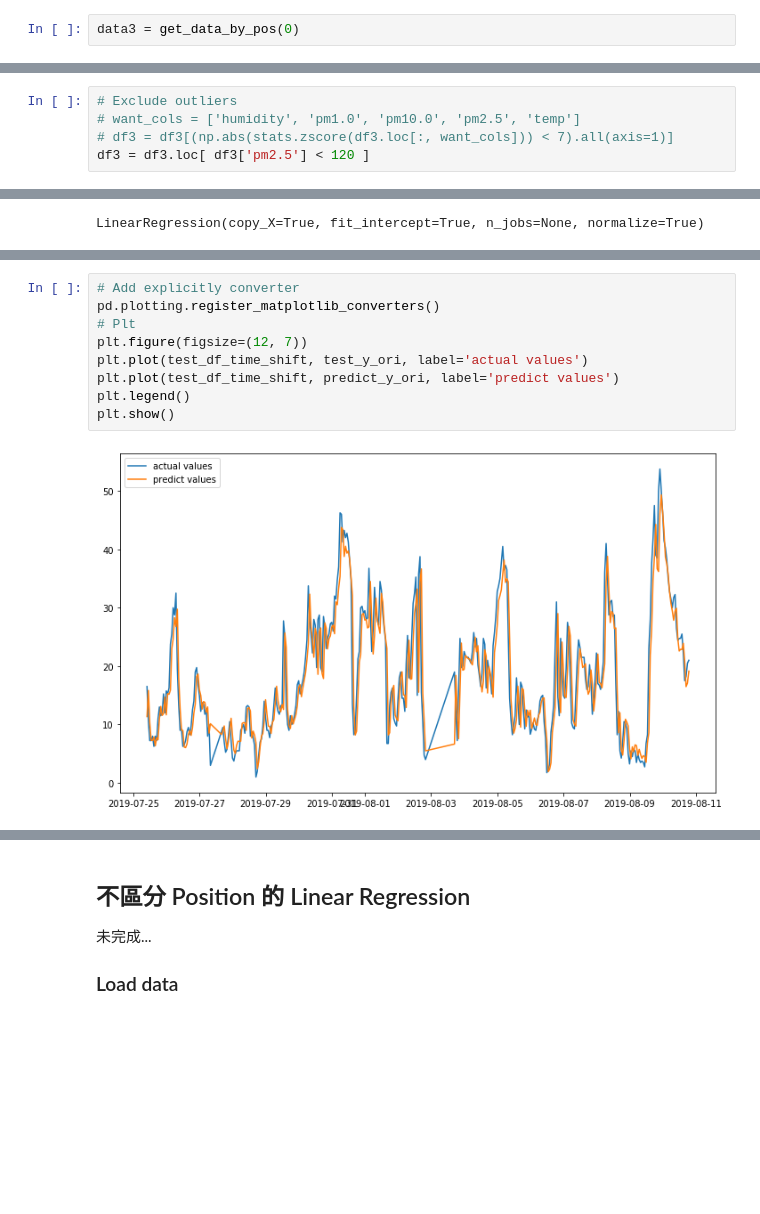
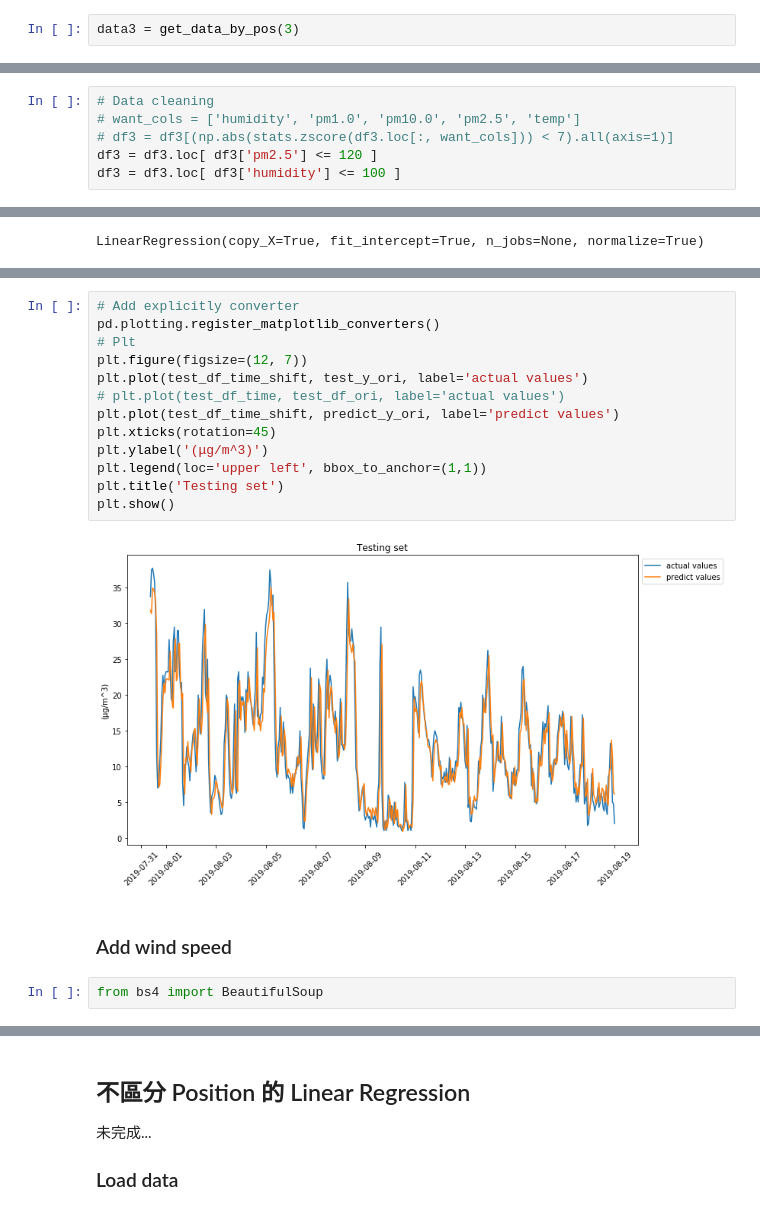
Before and after one commit to kevin110604/pm2.5_training, a Jupyter notebook: pm2.5_training_notebook.ipynb, the cells around one changed output, grey strips where cells are left out. Saved outputs shown, nothing was run; the diff lists cells and outputs as text; blank space fills up the shorter version.

```diff
--- a/pm2.5_training_notebook.ipynb
+++ b/pm2.5_training_notebook.ipynb
@@ -74,7 +74,7 @@ def get_all_data():
 
 ### Load data
 # %%
-data3 = get_data_by_pos(0)
+data3 = get_data_by_pos(3)
 # %%
 df3 = pd.DataFrame(data3)
 # %%
@@ -113,8 +113,9 @@ plt.scatter(df3['date'], df3['pm2.5'])
 # %%
-# Exclude outliers
+# Data cleaning
 # want_cols = ['humidity', 'pm1.0', 'pm10.0', 'pm2.5', 'temp']
 # df3 = df3[(np.abs(stats.zscore(df3.loc[:, want_cols])) < 7).all(axis=1)]
-df3 = df3.loc[ df3['pm2.5'] < 120 ]
+df3 = df3.loc[ df3['pm2.5'] <= 120 ]
+df3 = df3.loc[ df3['humidity'] <= 100 ]
 # %%
 # Add explicitly converter
 pd.plotting.register_matplotlib_converters()
@@ -508,11 +533,19 @@ Test MSE:        22.978371399763773,     sqrt: 4.793576055489656 (μg/m^3)
 # %%
 # Add explicitly converter
 pd.plotting.register_matplotlib_converters()
 # Plt
 plt.figure(figsize=(12, 7))
 plt.plot(test_df_time_shift, test_y_ori, label='actual values')
+# plt.plot(test_df_time, test_df_ori, label='actual values')
 plt.plot(test_df_time_shift, predict_y_ori, label='predict values')
-plt.legend()
+plt.xticks(rotation=45)
+plt.ylabel('(μg/m^3)')
+plt.legend(loc='upper left', bbox_to_anchor=(1,1))
+plt.title('Testing set')
 plt.show()
 # %% [output]
-[figure, old version]
+[figure, new version]
+# %% [markdown]
+### Add wind speed
+# %%
+from bs4 import BeautifulSoup
```
Also changed, not shown: parts of 66 cells of this notebook, 1 other file.
